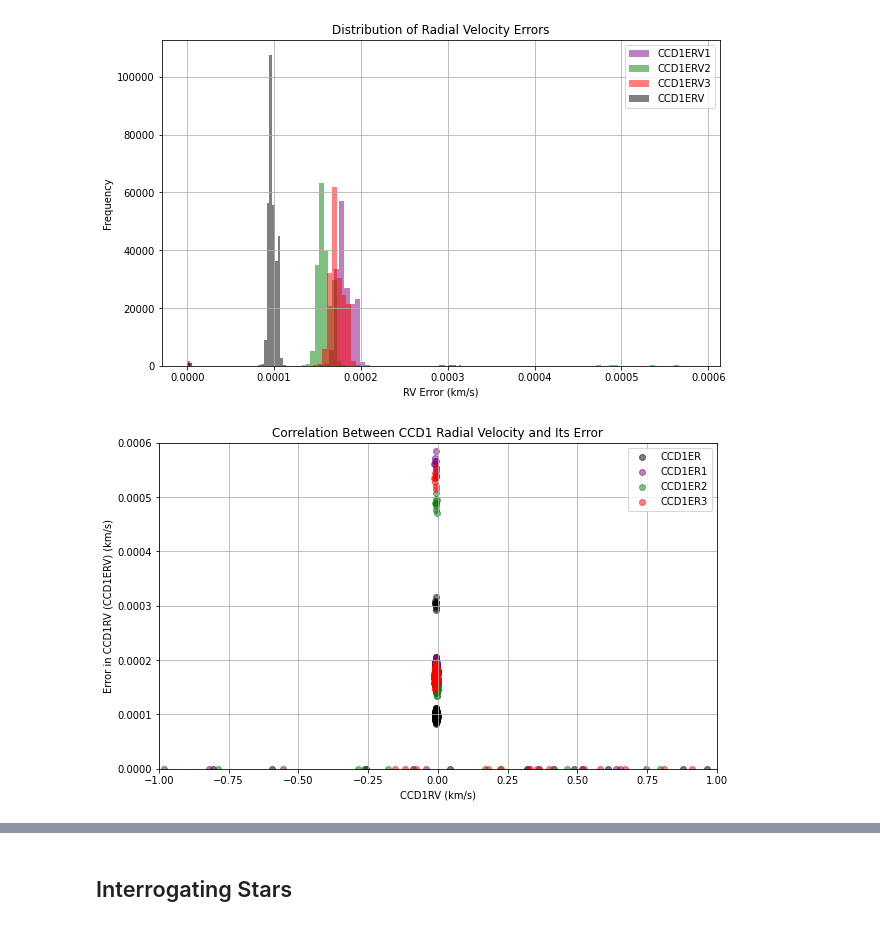
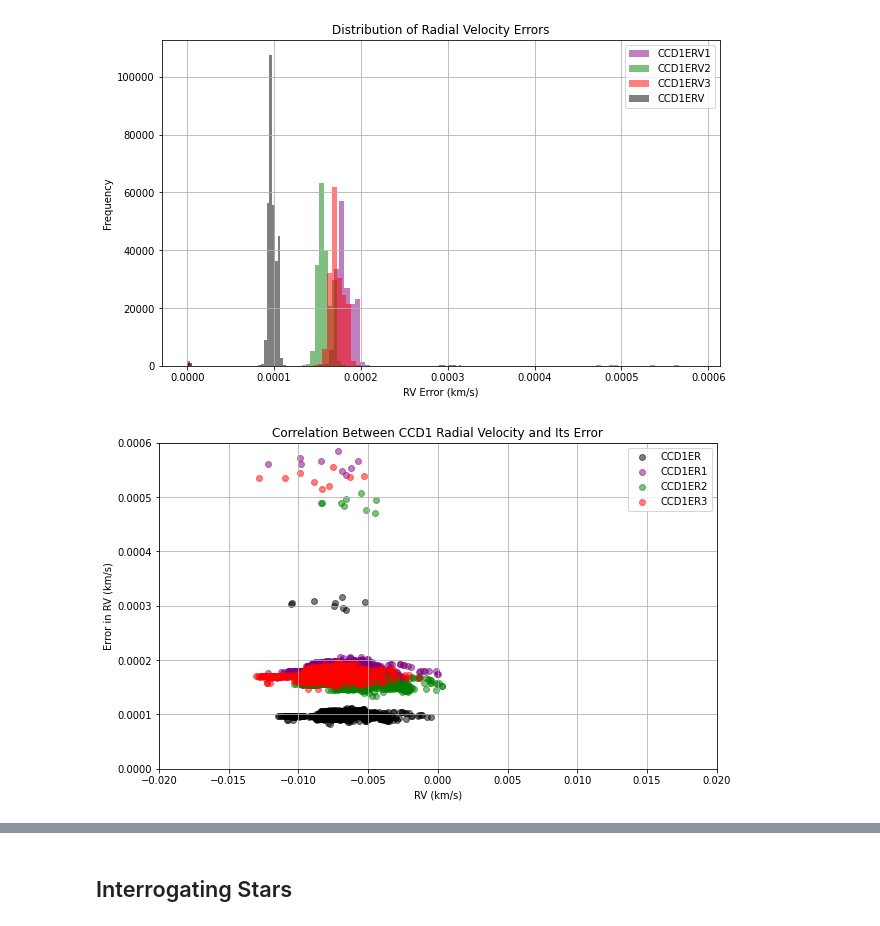
Before and after one commit to howardisaacson/KPF_data_science_sp2025, a Jupyter notebook: jspencermorris/notebooks/jsm_eda_01.ipynb, the cells around one changed output, grey strips where cells are left out. Cells and saved outputs as stored; diff of their text form; code cells hidden in the pictures.

Commit message:
updated initial eda plots

```diff
--- a/jspencermorris/notebooks/jsm_eda_01.ipynb
+++ b/jspencermorris/notebooks/jsm_eda_01.ipynb
@@ -68,7 +67,6 @@ def plot_rv_error_histograms_by_fiber(df):
     plt.show()
 # %%
 # define a function to Scatter plot to explore the correlation between CCD1RV and its error CCD1ERV
-
 def plot_rv_error_scatter_by_fiber(df, xmin, xmax, ymin, ymax):
 
     plt.figure(figsize=(10, 6))
@@ -80,8 +78,8 @@ def plot_rv_error_scatter_by_fiber(df, xmin, xmax, ymin, ymax):
     plt.xlim(xmin, xmax)
     plt.ylim(ymin, ymax)
 
-    plt.xlabel('CCD1RV (km/s)')
-    plt.ylabel('Error in CCD1RV (CCD1ERV) (km/s)')
+    plt.xlabel('RV (km/s)')
+    plt.ylabel('Error in RV (km/s)')
     plt.title('Correlation Between CCD1 Radial Velocity and Its Error')
     plt.legend()
     plt.grid(True)
@@ -326,32 +377,20 @@ questions
 # %%
 # define a query to return the highest level (data products (L2) for final RV's as well as Green CCD RV's
-query = """
-SELECT ObsID, OBJECT, datecode, CCD1BJD, CCFRV, CCFERV, CCD1RV1, CCD1ERV1, CCD1RV2, CCD1ERV2, CCD1RV3, CCD1ERV3, CCD1RV, CCD1ERV
-FROM kpfdb
-ORDER BY ObsID
-"""
-
-# return the results in a df
-df_01b = jsm_kpf_query(query)
-
-# create new feature for the day number
-df_01b['day_num'] = df_01b['CCD1BJD'] - df_01b['CCD1BJD'].iloc[0] # create a new column for day number of the month
-position = df_01b.columns.get_loc('CCD1BJD') + 1  # find the position of 'CCD1BJD' and add one
-df_01b.insert(position, 'day_num', df_01b.pop('day_num'))  # insert 'day_num' at the correct position
+df_02a = df_02[["ObsID", "OBJECT", "datecode", "CCD1BJD", "day_num", "CCFRV", "CCFERV", "CCD1RV1", "CCD1ERV1", "CCD1RV2", "CCD1ERV2", "CCD1RV3", "CCD1ERV3", "CCD1RV", "CCD1ERV"]]
 
 # inspect the df
-display(df_01b.head())
+display(df_02a.head())
 
 # display the df structure
 print("DataFrame Information:")
-display(df_01b.info())
+display(df_02a.info())
 
 # inspect summary stats
 print("\nSummary Statistics:")
-display(df_01b.describe())
+display(df_02a.describe())
 
 # inspect the different objects included
-print(df_01b['OBJECT'].unique())
+print(df_02a['OBJECT'].unique())
 # %% [output]
 |  | ObsID | OBJECT | datecode | CCD1BJD | day_num | CCFRV | CCFERV | CCD1RV1 | CCD1ERV1 | CCD1RV2 | CCD1ERV2 | ... |
 | 0 | KP.20241001.00018.07 | autocal-flat-all | 20241001 | 2.460585e+06 | 0.000000 | 99.511850 | 0.094723 | 99.596397 | 0.165004 | 99.582283 | 0.161572 | ... |
@@ -450,18 +497,18 @@ plot_rv_scatter_by_fiber(df_01b)
 ### EDA on Etalon
 # %%
 # pass only objects that are etalon
-df_01c = df_01b[df_01b['OBJECT'].str.contains('autocal-etalon')]
+df_02b= df_02a[df_02a['OBJECT'].str.contains('autocal-etalon')]
 
 # inspect the df
-display(df_01c.head())
+display(df_02b.head())
 
 # display the df structure
 print("DataFrame Information:")
-display(df_01c.info())
+display(df_02b.info())
 
 # inspect summary stats
 print("\nSummary Statistics:")
-display(df_01c.describe())
+display(df_02b.describe())
 # %% [output]
 |  | ObsID | OBJECT | datecode | CCD1BJD | day_num | CCFRV | CCFERV | CCD1RV1 | CCD1ERV1 | CCD1RV2 | CCD1ERV2 | ... |
 | 63 | KP.20241001.05482.41 | autocal-etalon-all-eve | 20241001 | 2.460585e+06 | 0.063533 | -0.002639 | 0.000057 | -0.004277 | 0.000179 | -0.003368 | 0.000156 | ... |
@@ -506,6 +553,6 @@ plot_rv_error_histograms_by_fiber(df_01c)
 # %% [output]
 [figure]
 # %%
-plot_rv_error_scatter_by_fiber(df_01c, xmin=-1, xmax=1, ymin=-0, ymax=0.0006)
+plot_rv_error_scatter_by_fiber(df_02b, xmin=-0.02, xmax=0.02, ymin=-0, ymax=0.0006)
 # %% [output]
-[figure, old version]
+[figure, new version]
```
Also changed, not shown: parts of 22 cells of this notebook.
